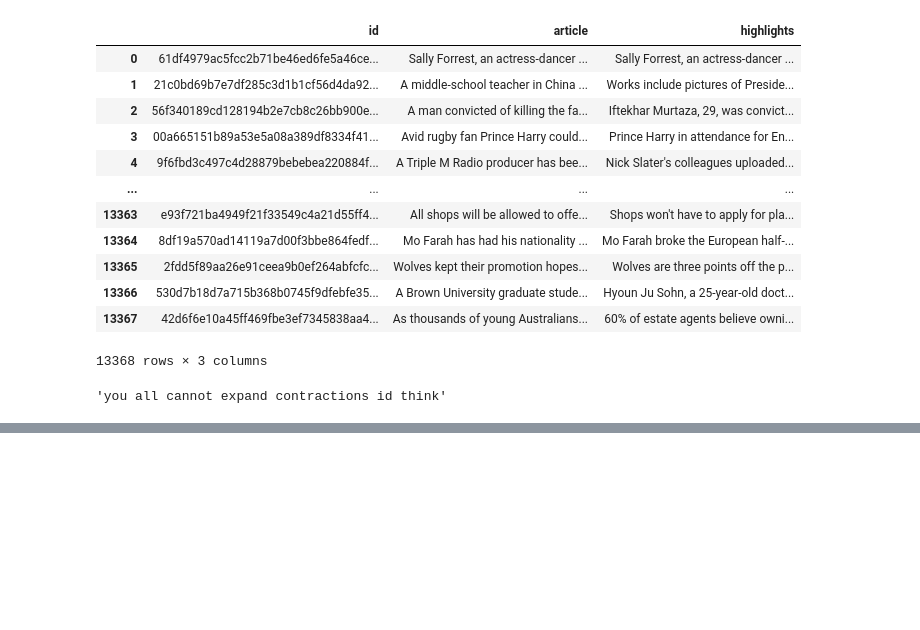
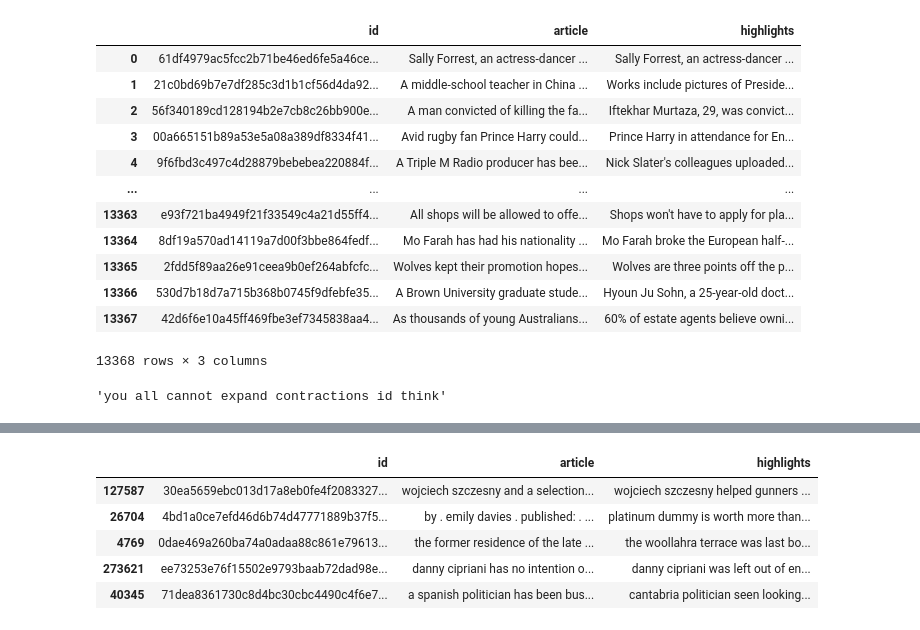
Before and after one commit to DLIBYH/Text_summarization, a Jupyter notebook: atexts.ipynb, the cells around one changed output, grey strips where cells are left out. Saved outputs shown, nothing was run; the diff lists cells and outputs as text; code cells hidden in the pictures; blank space fills up the shorter version.

```diff
--- a/atexts.ipynb
+++ b/atexts.ipynb
@@ -243,0 +265,12 @@ val_data.sample(5)
+# %%
+#expanding contractions
+train_data.highlights = train_data.highlights.apply(expand_contractions)
+train_data.article = train_data.article.apply(expand_contractions)
+train_data.sample(5)
+# %% [output]
+|  | id | article | highlights |
+| 127587 | 30ea5659ebc013d17a8eb0fe4f2083327... | wojciech szczesny and a selection... | wojciech szczesny helped gunners ... |
+| 26704 | 4bd1a0ce7efd46d6b74d47771889b37f5... | by . emily davies . published: . ... | platinum dummy is worth more than... |
+| 4769 | 0dae469a260ba74a0adaa88c861e79613... | the former residence of the late ... | the woollahra terrace was last bo... |
+| 273621 | ee73253e76f15502e9793baab72dad98e... | danny cipriani has no intention o... | danny cipriani was left out of en... |
+| 40345 | 71dea8361730c8d4bc30cbc4490c4f6e7... | a spanish politician has been bus... | cantabria politician seen looking... |
```
Also changed, not shown: parts of 17 cells of this notebook.
